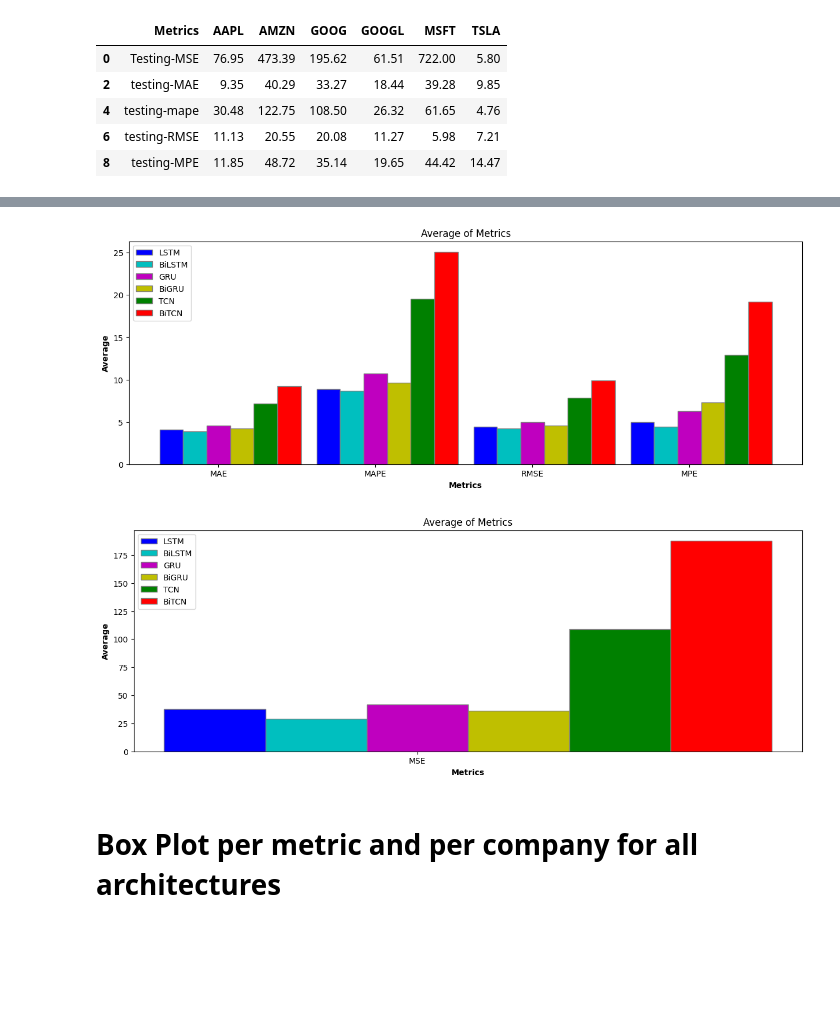
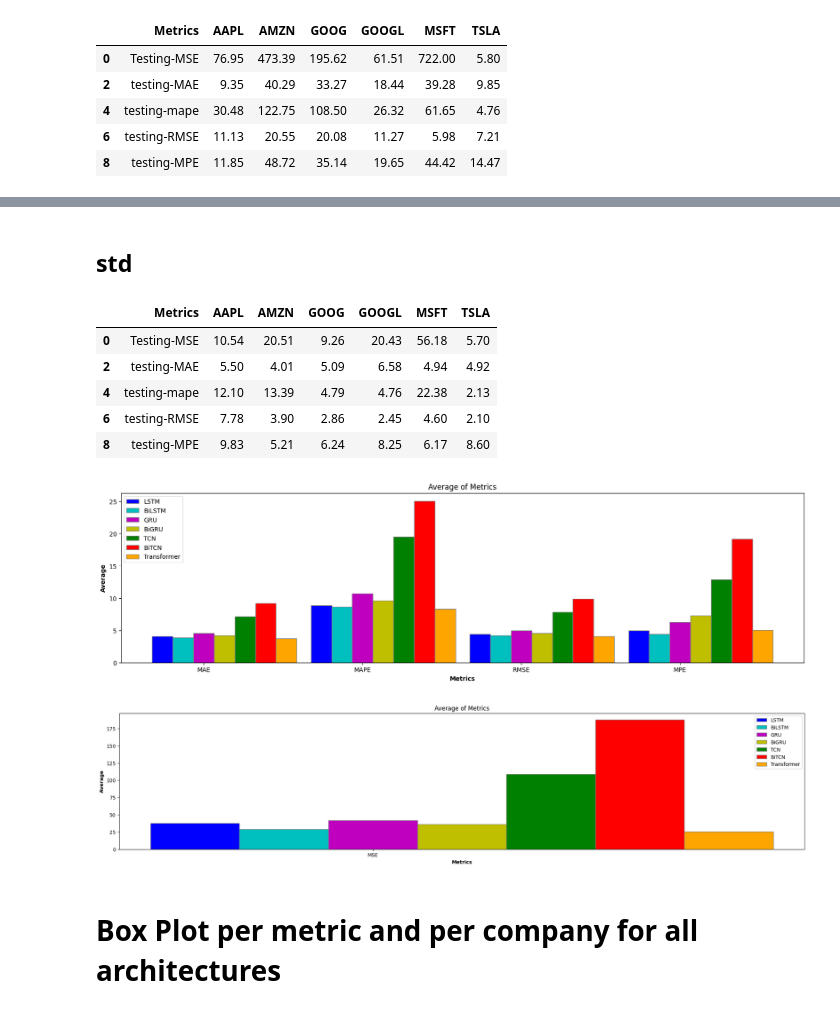
Before and after one commit to jmsb505/StockPredictionModels, a Jupyter notebook: Results/all_metrics.ipynb, the cells around one changed output, grey strips where cells are left out. Saved outputs shown, nothing was run; the diff lists cells and outputs as text; code cells hidden in the pictures; blank space fills up the shorter version.

```diff
--- a/Results/all_metrics.ipynb
+++ b/Results/all_metrics.ipynb
@@ -224,0 +228,4 @@ df_std_bitcn_testing
+# %%
+df_trans = pd.read_csv('metrics/transformer_metrics.csv')
+df_trans_testing, df_trans_validation = show_metrics(df_trans)
+df_trans_testing
@@ -225,3 +239,16 @@ df_std_bitcn_testing
+# %% [markdown]
+## std
+# %%
+df_std_trans = pd.read_csv('metrics/transformer_std_metrics.csv')
+df_std_trans_testing, df_std_trans_validation = split_test_validation(df_std_trans)
+df_std_trans_testing
+# %% [output]
+|  | Metrics | AAPL | AMZN | GOOG | GOOGL | MSFT | TSLA |
+| 0 | Testing-MSE | 10.54 | 20.51 | 9.26 | 20.43 | 56.18 | 5.70 |
+| 2 | testing-MAE | 5.50 | 4.01 | 5.09 | 6.58 | 4.94 | 4.92 |
+| 4 | testing-mape | 12.10 | 13.39 | 4.79 | 4.76 | 22.38 | 2.13 |
+| 6 | testing-RMSE | 7.78 | 3.90 | 2.86 | 2.45 | 4.60 | 2.10 |
+| 8 | testing-MPE | 9.83 | 5.21 | 6.24 | 8.25 | 6.17 | 8.60 |
 # %%
 import matplotlib.pyplot as plt
 import numpy as np
@@ -234,36 +261,39 @@ test_metrics = ['MAE', 'MAPE', 'RMSE', 'MPE']
 #remove from values in Average(std) the portion fo the string that is in parenthesis and turn into float
 lstm_data = [float(x.split(" ")[0]) for x in df_lstm_testing['Average(std)']]
 bilstm_data = [float(x.split(" ")[0]) for x in df_bilstm_testing['Average(std)']]
 gru_data = [float(x.split(" ")[0]) for x in df_gru_testing['Average(std)']]
 bigru_data = [float(x.split(" ")[0]) for x in df_bigru_testing['Average(std)']]
 tcn_data = [float(x.split(" ")[0]) for x in df_tcn_testing['Average(std)']]
 bitcn_data = [float(x.split(" ")[0]) for x in df_bitcn_testing['Average(std)']]
+trans_data=[float(x.split(" ")[0]) for x in df_trans_testing['Average(std)']]
 
-barWidth = 0.15
+barWidth = 0.13
 r1 = np.arange(len(test_metrics))
 r2 = [x + barWidth for x in r1]
 r3 = [x + barWidth for x in r2]
 r4 = [x + barWidth for x in r3]
 r5 = [x + barWidth for x in r4]
 r6 = [x + barWidth for x in r5]
+r7 = [x + barWidth for x in r6]
 
-plt.figure(figsize=(15, 5))
+plt.figure(figsize=(20, 5))
 
 plt.bar(r1, lstm_data[1:], color='b', width=barWidth, edgecolor='grey', label='LSTM')
 plt.bar(r2, bilstm_data[1:], color='c', width=barWidth, edgecolor='grey', label='BiLSTM')
 plt.bar(r3, gru_data[1:], color='m', width=barWidth, edgecolor='grey', label='GRU')
 plt.bar(r4, bigru_data[1:], color='y', width=barWidth, edgecolor='grey', label='BiGRU')
 plt.bar(r5, tcn_data[1:], color='g', width=barWidth, edgecolor='grey', label='TCN')
 plt.bar(r6, bitcn_data[1:], color='r', width=barWidth, edgecolor='grey', label='BiTCN')
+plt.bar(r7, trans_data[1:], color='orange', width=barWidth, edgecolor='grey', label='Transformer')
 
 plt.xlabel('Metrics', fontweight='bold')
 plt.ylabel('Average', fontweight='bold')
 plt.xticks([r + barWidth * 2 for r in range(len(test_metrics))], test_metrics)
 plt.title('Average of Metrics')
 plt.legend()
 plt.show()
 # %% [output]
-[figure, old version]
+[figure, new version]
 # %%
 test_metrics = ['MSE']
 
@@ -275,16 +305,18 @@ gru_data = [float(x.split(" ")[0]) for x in df_gru_testing['Average(std)']]
 bigru_data = [float(x.split(" ")[0]) for x in df_bigru_testing['Average(std)']]
 tcn_data = [float(x.split(" ")[0]) for x in df_tcn_testing['Average(std)']]
 bitcn_data = [float(x.split(" ")[0]) for x in df_bitcn_testing['Average(std)']]
+trans_data=[float(x.split(" ")[0]) for x in df_trans_testing['Average(std)']]
 
-barWidth = 0.15
+barWidth = 0.10
 r1 = np.arange(len(test_metrics))
 r2 = [x + barWidth for x in r1]
 r3 = [x + barWidth for x in r2]
 r4 = [x + barWidth for x in r3]
 r5 = [x + barWidth for x in r4]
 r6 = [x + barWidth for x in r5]
+r7 = [x + barWidth for x in r6]
 
-plt.figure(figsize=(15, 5))
+plt.figure(figsize=(25, 5))
 
 plt.bar(r1, lstm_data[0], color='b', width=barWidth, edgecolor='grey', label='LSTM')
 plt.bar(r2, bilstm_data[0], color='c', width=barWidth, edgecolor='grey', label='BiLSTM')
@@ -292,6 +324,7 @@ plt.bar(r3, gru_data[0], color='m', width=barWidth, edgecolor='grey', label='GRU
 plt.bar(r4, bigru_data[0], color='y', width=barWidth, edgecolor='grey', label='BiGRU')
 plt.bar(r5, tcn_data[0], color='g', width=barWidth, edgecolor='grey', label='TCN')
 plt.bar(r6, bitcn_data[0], color='r', width=barWidth, edgecolor='grey', label='BiTCN')
+plt.bar(r7, trans_data[0], color='orange', width=barWidth, edgecolor='grey', label='Transformer')
 
 plt.xlabel('Metrics', fontweight='bold')
 plt.ylabel('Average', fontweight='bold')
@@ -300,7 +333,7 @@ plt.title('Average of Metrics')
 plt.legend()
 plt.show()
 # %% [output]
-[figure, old version]
+[figure, new version]
 # %% [markdown]
 # Box Plot per metric and per company for all architectures
 # %%
```
Also changed, not shown: parts of 12 cells of this notebook, 5 other files.
